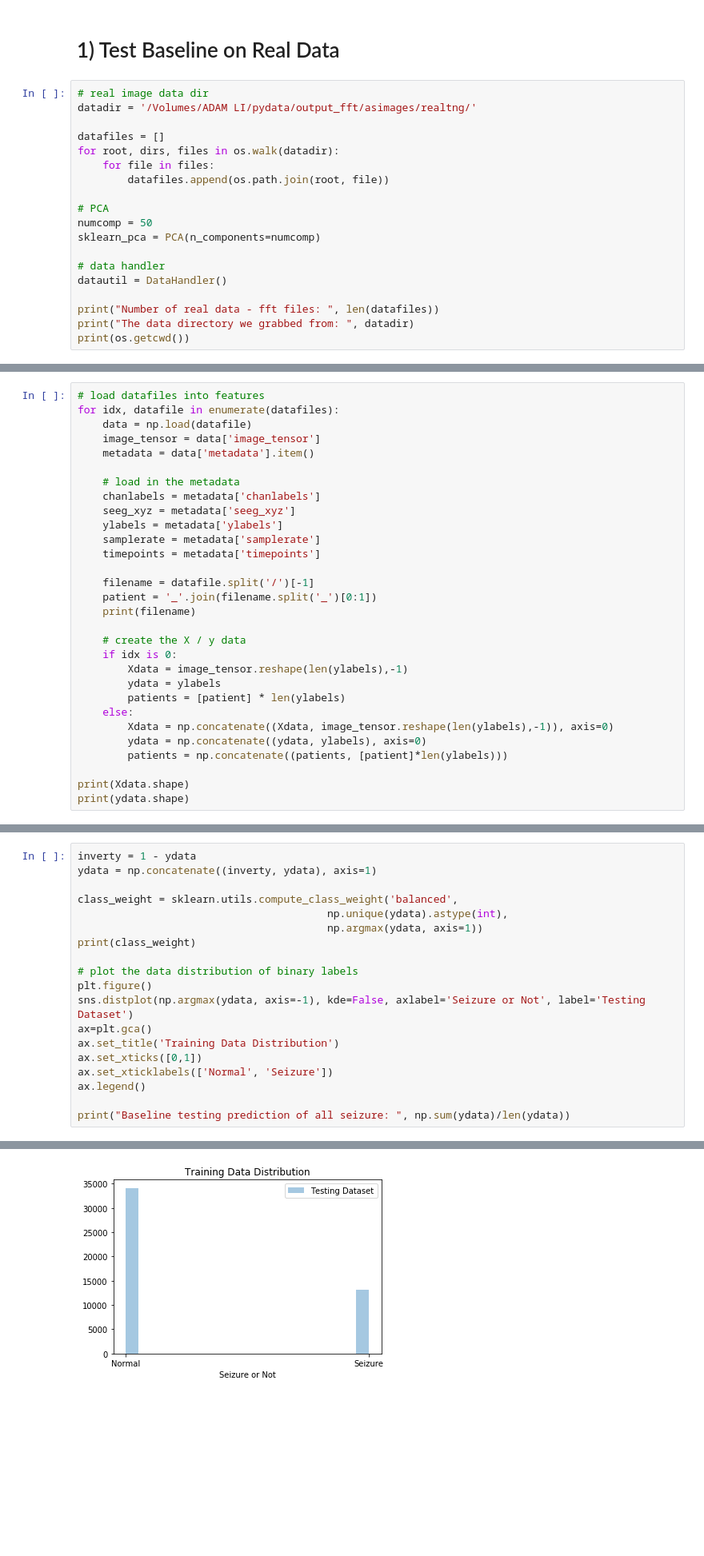
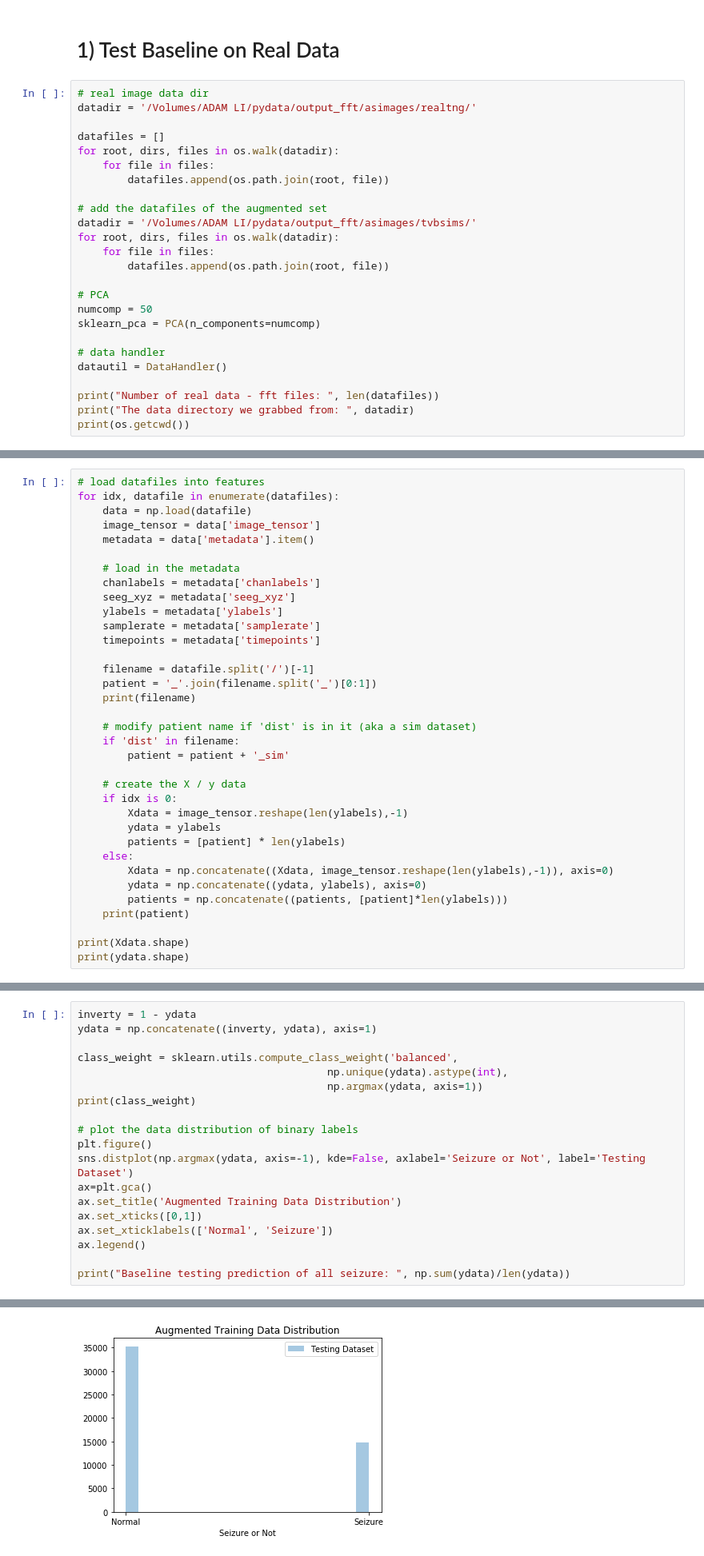
Before and after one commit to adam2392/dnn-unsupervised, a Jupyter notebook: notebooks/baselines/Baseline Analysis FFT Data.ipynb, the cells around one changed output, grey strips where cells are left out. Shown at 80% size. Cells and saved outputs as stored; diff of their text form; blank space fills up the shorter version.

```diff
--- a/notebooks/baselines/Baseline Analysis FFT Data.ipynb
+++ b/notebooks/baselines/Baseline Analysis FFT Data.ipynb
@@ -54,6 +51,12 @@ The autoreload extension is already loaded. To reload it, use:
 datadir = '/Volumes/ADAM LI/pydata/output_fft/asimages/realtng/'
 
 datafiles = []
+for root, dirs, files in os.walk(datadir):
+    for file in files:
+        datafiles.append(os.path.join(root, file))
+
+# add the datafiles of the augmented set
+datadir = '/Volumes/ADAM LI/pydata/output_fft/asimages/tvbsims/'
 for root, dirs, files in os.walk(datadir):
     for file in files:
         datafiles.append(os.path.join(root, file))
@@ -90,6 +93,10 @@ for idx, datafile in enumerate(datafiles):
     patient = '_'.join(filename.split('_')[0:1])
     print(filename)
 
+    # modify patient name if 'dist' is in it (aka a sim dataset)
+    if 'dist' in filename:
+        patient = patient + '_sim'
+
     # create the X / y data
     if idx is 0:
         Xdata = image_tensor.reshape(len(ylabels),-1)
@@ -99,6 +106,7 @@ for idx, datafile in enumerate(datafiles):
         Xdata = np.concatenate((Xdata, image_tensor.reshape(len(ylabels),-1)), axis=0)
         ydata = np.concatenate((ydata, ylabels), axis=0)
         patients = np.concatenate((patients, [patient]*len(ylabels)))
+    print(patient)
 
 print(Xdata.shape)
 print(ydata.shape)
@@ -135,7 +141,7 @@ print(class_weight)
 plt.figure()
 sns.distplot(np.argmax(ydata, axis=-1), kde=False, axlabel='Seizure or Not', label='Testing Dataset')
 ax=plt.gca()
-ax.set_title('Training Data Distribution')
+ax.set_title('Augmented Training Data Distribution')
 ax.set_xticks([0,1])
 ax.set_xticklabels(['Normal', 'Seizure'])
 ax.legend()
@@ -146,5 +152,5 @@ print("Baseline testing prediction of all seizure: ", np.sum(ydata)/len(ydata))
 Baseline testing prediction of all seizure:  1.0
-[figure, old version]
+[figure, new version]
 # %%
 def splitpatdata(listofpats, Xdata, ydata):
     # list of pats
```
Also changed, not shown: parts of 5 cells of this notebook, 18 other files.
